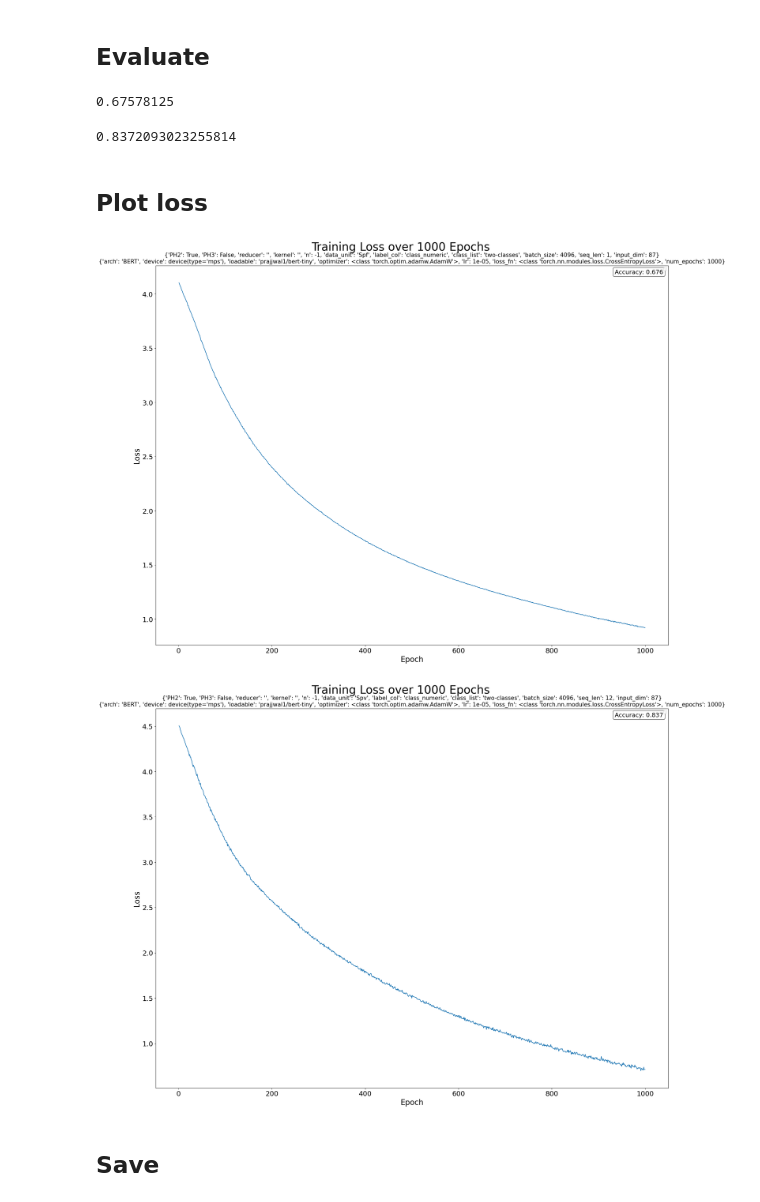
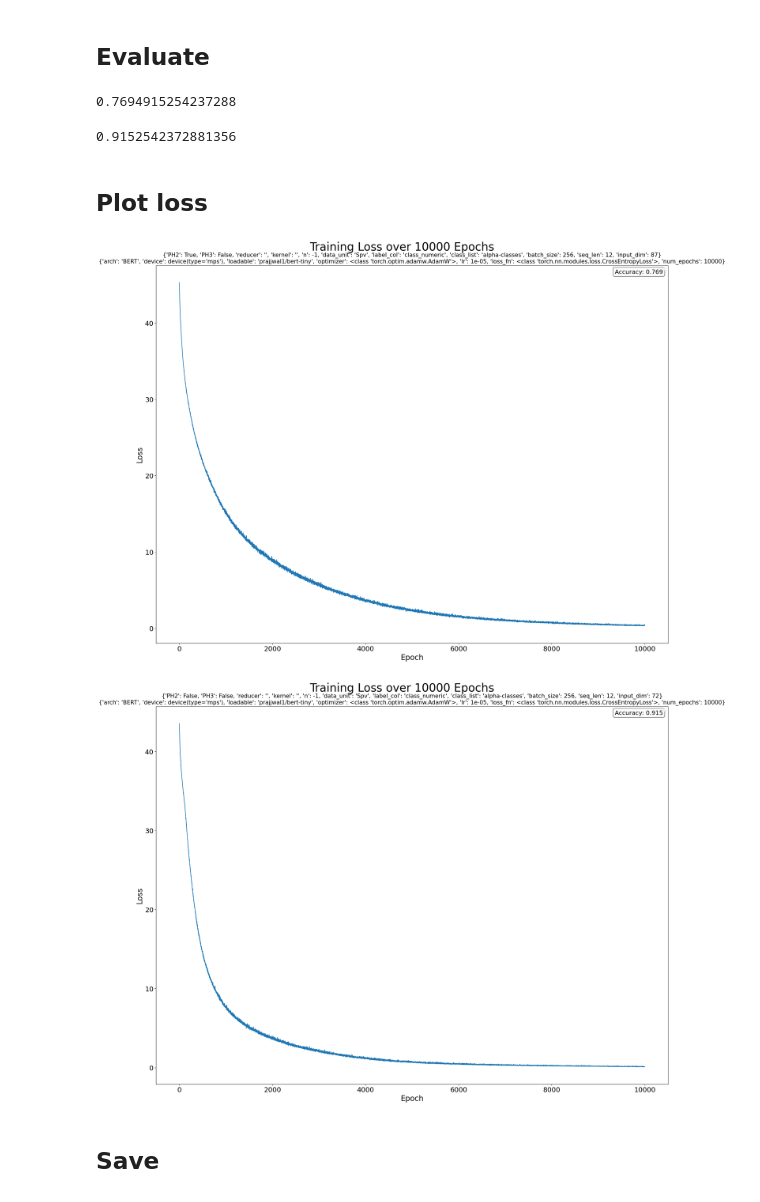
Before and after one commit to dasantac/TOG, a Jupyter notebook: src/TRAIN/architecture/BERT/BERTbest.ipynb, the cells around one changed output. Drawn from its saved outputs; the diff is of its cells as text; code cells hidden in the pictures.

Commit message:
first 30min trainings for tiny-bert alpha-classes. around 0.91-0.92 acc for Spf and Spv

```diff
--- a/src/TRAIN/architecture/BERT/BERTbest.ipynb
+++ b/src/TRAIN/architecture/BERT/BERTbest.ipynb
@@ -40,48 +100,50 @@ import torch.optim as optim
 # %%
-TRAIN_classes = 'two-classes'
+TRAIN_classes = 'alpha-classes'
+data_unit = sup.DATA_S_PV
+bert_loadable = bert.BERT_TINY
 
-data_config_spf = {
+data_config_w2 = {
   "PH2" : True,
   "PH3" : False,
   "reducer": '',
   "kernel": '',
   "n": -1,
-  "data_unit": sup.DATA_S_PF,
+  "data_unit": data_unit,
   "label_col": sup.class_numeric_column,
   "class_list": TRAIN_classes,
-  "batch_size": 4096,
-  "seq_len": 1,
+  "batch_size": 256,
+  "seq_len": 12,
   "input_dim": 87
 }
 
-data_config_spv = {
-  "PH2" : True,
+data_config_wo2 = {
+  "PH2" : False,
   "PH3" : False,
   "reducer": '',
   "kernel": '',
   "n": -1,
-  "data_unit": sup.DATA_S_PV,
+  "data_unit": data_unit,
   "label_col": sup.class_numeric_column,
   "class_list": TRAIN_classes,
-  "batch_size": 4096,
-  "seq_len": sup.NUM_FRAMES_PER_VIDEO,
-  "input_dim": 87
+  "batch_size": 256,
+  "seq_len": 12,
+  "input_dim": 72
 }
 
 train_config = {
   "arch" : sup.TRAIN_BERT_CODE,
   "device" : bert.device,
-  "loadable" : bert.BERT_TINY,
+  "loadable" : bert_loadable,
   "optimizer" : optim.AdamW,
   "lr" : 1e-5,
   "loss_fn" : nn.CrossEntropyLoss,
-  "num_epochs" : 1000
+  "num_epochs" : 10000
 }
 # %%
-spf_model = bert.BERT(data_config=data_config_spf, df=None,
+w2_model = bert.BERT(data_config=data_config_w2, df=None,
               train_config=train_config)
 
-spv_model = bert.BERT(data_config=data_config_spv, df=None,
+wo2_model = bert.BERT(data_config=data_config_wo2, df=None,
               train_config=train_config)
 # %% [markdown]
 ## Train
@@ -88,3 +171,3 @@ spv_model = bert.BERT(data_config=data_config_spv, df=None,
 # %%
-spf_model.fit(verbose=True)
+w2_model.fit(verbose=True)
 # %%
@@ -98,21 +181,21 @@ spv_model.score()
 # %%
-spf_model.accuracy
+w2_model.accuracy
 # %% [output]
-0.67578125
+0.7694915254237288
 # %%
-spv_model.accuracy
+wo2_model.accuracy
 # %% [output]
-0.8372093023255814
+0.9152542372881356
 # %% [markdown]
 ## Plot loss
 # %%
-spf_model.plot_loss()
+w2_model.show_loss()
 # %% [output]
-[figure, old version]
+[figure, new version]
 # %%
-spv_model.plot_loss()
+wo2_model.show_loss()
 # %% [output]
-[figure, old version]
+[figure, new version]
 # %% [markdown]
 ## Save
 # %%
```
Also changed, not shown: parts of 10 cells of this notebook.
